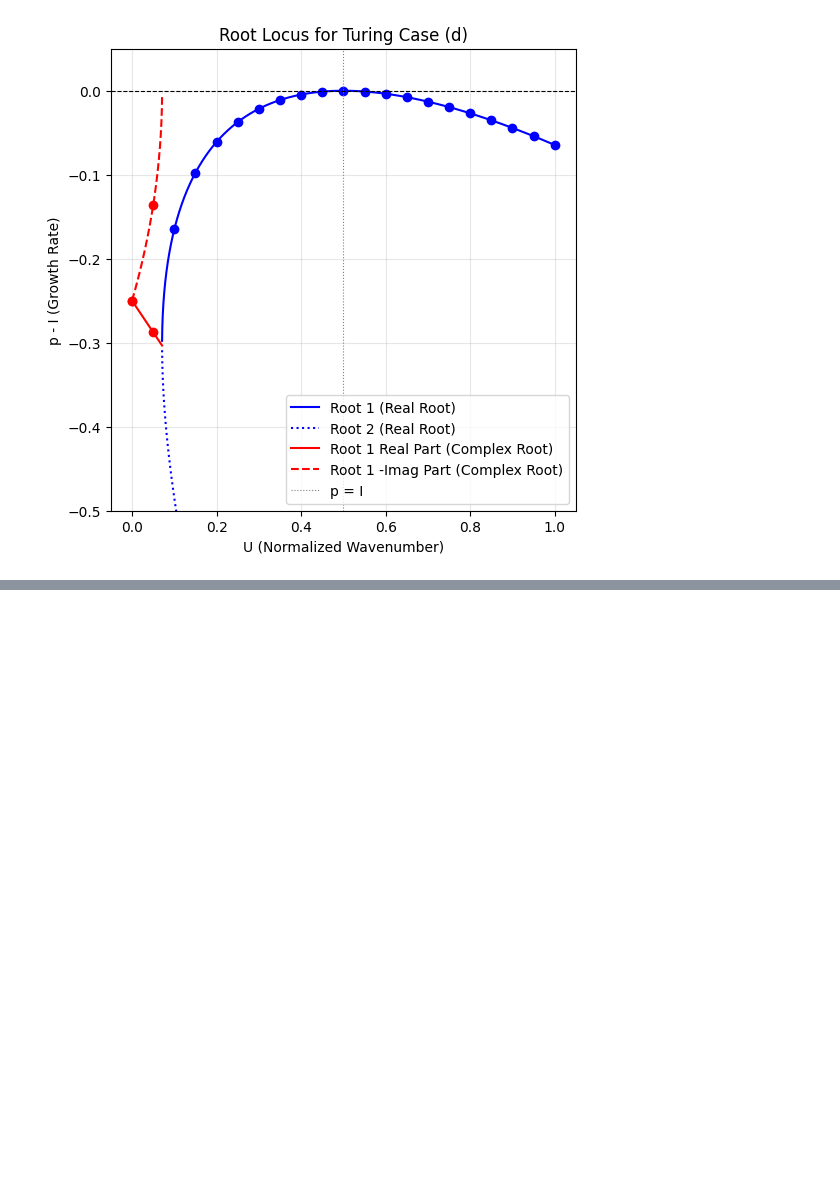
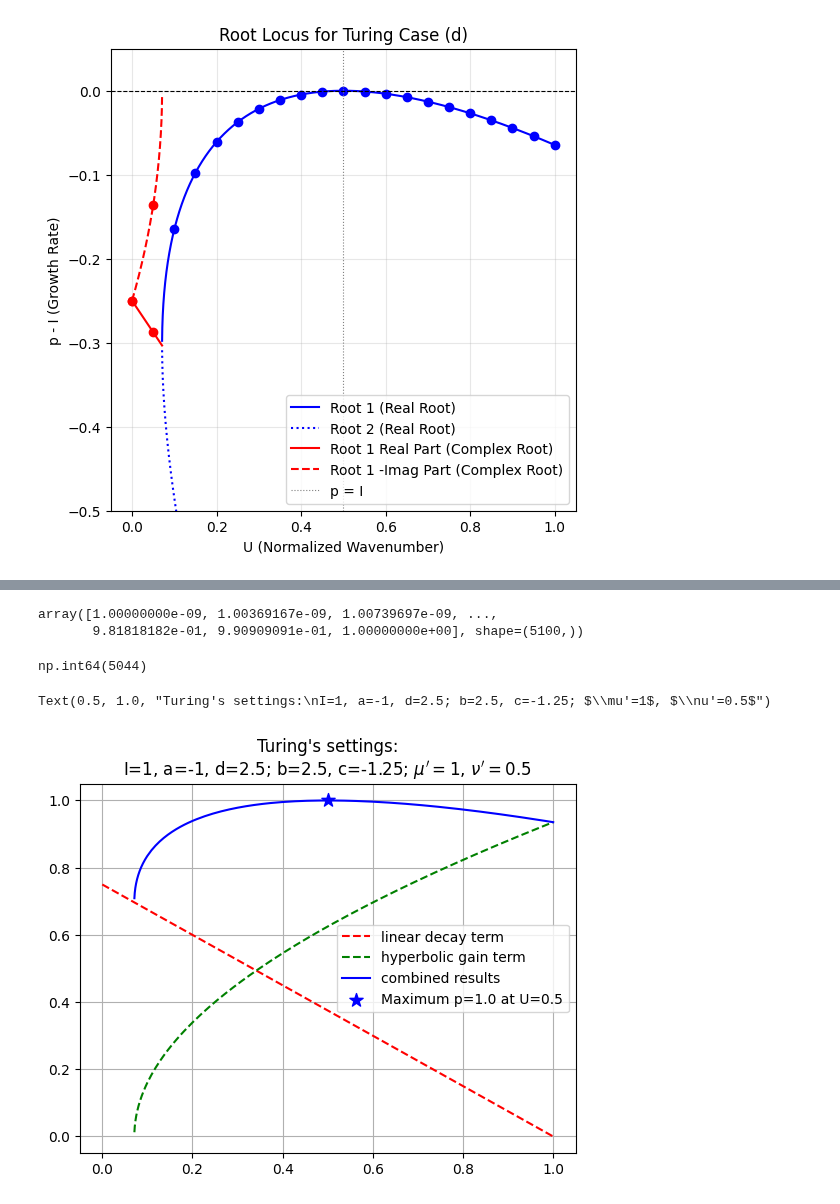
Before and after one commit to fastjacksonmin/aha-moments, a Jupyter notebook: 20260214_Turing-the_Chemical_Basis_of_Morphogenesis/notes_on_the_Chemical_Basis_of_Morphogenesis.ipynb, the cells around one changed output, grey strips where cells are left out. Cells and saved outputs as stored; diff of their text form; code cells hidden in the pictures; blank space fills up the shorter version.

```diff
--- a/20260214_Turing-the_Chemical_Basis_of_Morphogenesis/notes_on_the_Chemical_Basis_of_Morphogenesis.ipynb
+++ b/20260214_Turing-the_Chemical_Basis_of_Morphogenesis/notes_on_the_Chemical_Basis_of_Morphogenesis.ipynb
@@ -254,0 +315,37 @@ plt.savefig('./turing_root_locus_reproduction.png')
+# %%
+# Turing's settings
+I = 1
+a, b, c, d, mu, nu = I-2, 2.5, -1.25, I+1.5, 1, 0.5
+# %%
+U = np.concatenate((np.logspace(-9,-1, 5000), np.linspace(0.1, 1, 100)))
+
+p_linear_decay = 0.5*(a + d - (mu+nu)*U)
+p_hyperbolic_gain = 0.5 * np.sqrt(((mu-nu)*U-(a-d))**2 + 4*b*c)
+
+p_hyperbolic_asymptotic = 0.5 * np.sqrt(((mu-nu)*U-(a-d))**2 )
+
+p_total = p_linear_decay + p_hyperbolic_gain
+# %%
+U
+# %% [output]
+array([1.00000000e-09, 1.00369167e-09, 1.00739697e-09, ...,
+       9.81818182e-01, 9.90909091e-01, 1.00000000e+00], shape=(5100,))
+# %%
+np.nanargmax(p_total)
+# %% [output]
+np.int64(5044)
+# %%
+plt.plot(U, p_linear_decay, '--r', label='linear decay term')
+plt.plot(U, p_hyperbolic_gain, '--g', label='hyperbolic gain term')
+plt.plot(U, p_total, '-b', label = 'combined results')
+U_max = U[np.nanargmax(p_total)]
+p_max = p_total[np.nanargmax(p_total)]
+plt.scatter([U_max], [p_max], c='b', marker='*', s=100, fc='w', label=f'Maximum p={p_max} at U={U_max:.1f}')
+plt.grid()
+plt.legend()
+
+plt.title("Turing's settings:\n" +  rf"I={I}, a={a}, d={d}; b={b}, c={c}; $\mu'={mu}$, $\nu'={nu}$")
+# plt.plot(U, p_hyperbolic_asymptotic)
+# %% [output]
+Text(0.5, 1.0, "Turing's settings:\nI=1, a=-1, d=2.5; b=2.5, c=-1.25; $\\mu'=1$, $\\nu'=0.5$")
+[figure, added]
```
Also changed, not shown: parts of 7 cells of this notebook, 5 other files.
